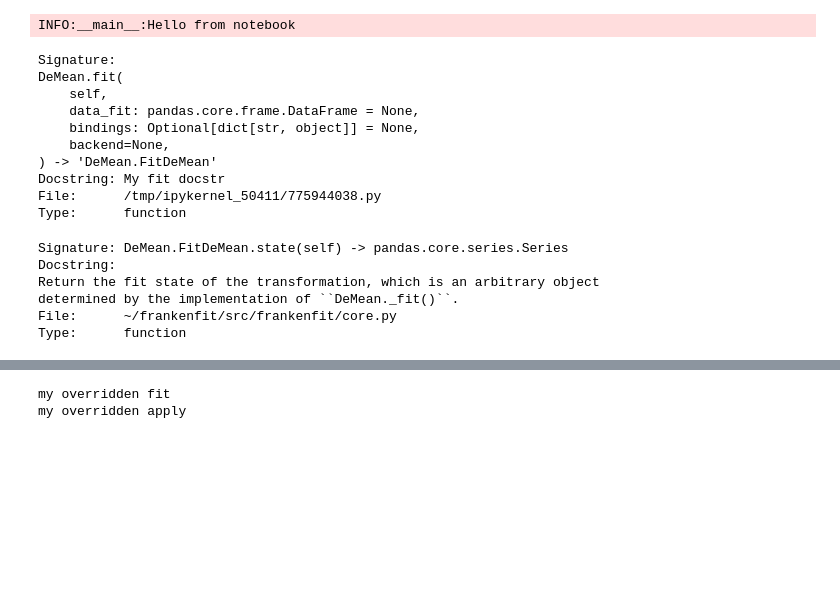
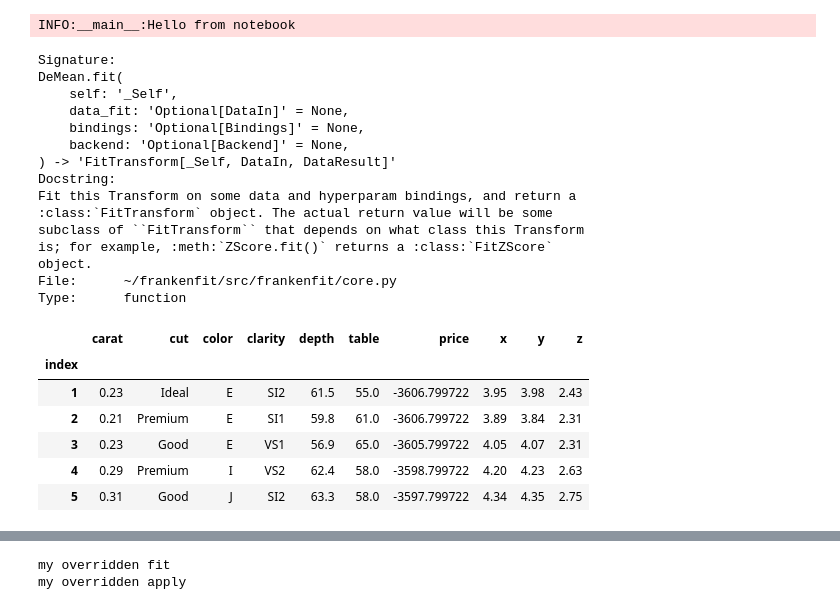
Before and after one commit to jaronowitz/frankenfit, a Jupyter notebook: notebooks/Dev-11-RefactorTransform.ipynb, the cells around one changed output, grey strips where cells are left out. Saved outputs shown, nothing was run; the diff lists cells and outputs as text; code cells hidden in the pictures; blank space fills up the shorter version.

```diff
--- a/notebooks/Dev-11-RefactorTransform.ipynb
+++ b/notebooks/Dev-11-RefactorTransform.ipynb
@@ -39,47 +29,47 @@ class BaseFitDeMean(ffc.FitTransform):
 # %%
-def _weighted_means(df, cols, w_col):
-    return df[cols].multiply(df[w_col], axis="index").sum() / df[w_col].sum()
+@ff.params
+class DeMean(ff.Transform[pd.DataFrame, pd.DataFrame]):
+    cols: list[str]
 
-@ffc.transform
-class DeMean(ffc.Transform, fit_transform_base_class=BaseFitDeMean):
-    """
-    De-mean some columns.
-    """
-    cols: list[str]
-    w_col: Optional[str] = None
-
-    def _fit(self, data_fit: pd.DataFrame, bindings=None) -> pd.Series:
-        if self.w_col is not None:
-            return _weighted_means(data_fit, self.cols, self.w_col)
+    def _fit(self, data_fit: pd.DataFrame) -> pd.Series:
         return data_fit[self.cols].mean()
 
     def _apply(self, data_apply: pd.DataFrame, state: pd.Series) -> pd.DataFrame:
         means = state
         return data_apply.assign(**{c: data_apply[c] - means[c] for c in self.cols})
 
-    def fit(self, data_fit: Optional[object] = None, bindings: Optional[dict[str, object]] = None, backend = None) -> ffc.FitTransform:
-        """My fit docstr"""
-        print("my overridden fit")
-        return super().fit(data_fit, bindings, backend)
+
+# reveal_type(DeMean.FitDeMean)
+
+dmn = DeMean(["price"])
+ft = dmn.fit(df)
+x = ft.resolved_transform()
+result = dmn.fit(df).apply(df)
 # %%
 DeMean.fit?
 # %% [output]
 Signature:
 DeMean.fit(
-    self,
-    data_fit: pandas.core.frame.DataFrame = None,
-    bindings: Optional[dict[str, object]] = None,
-    backend=None,
-) -> 'DeMean.FitDeMean'
-Docstring: My fit docstr
-File:      /tmp/ipykernel_50411/775944038.py
+    self: '_Self',
+    data_fit: 'Optional[DataIn]' = None,
+    bindings: 'Optional[Bindings]' = None,
+    backend: 'Optional[Backend]' = None,
+) -> 'FitTransform[_Self, DataIn, DataResult]'
+Docstring:
+Fit this Transform on some data and hyperparam bindings, and return a
+:class:`FitTransform` object. The actual return value will be some
+subclass of ``FitTransform`` that depends on what class this Transform
+is; for example, :meth:`ZScore.fit()` returns a :class:`FitZScore`
+object.
+File:      ~/frankenfit/src/frankenfit/core.py
 Type:      function
-# %%
-DeMean.FitDeMean.state?
-# %% [output]
-Signature: DeMean.FitDeMean.state(self) -> pandas.core.series.Series
-Docstring:
-Return the fit state of the transformation, which is an arbitrary object
-determined by the implementation of ``DeMean._fit()``.
-File:      ~/frankenfit/src/frankenfit/core.py
-Type:      function
+# %%
+result.head()
+# %% [output]
+|  | carat | cut | color | clarity | depth | table | price | x | y | z |
+| index |  |  |  |  |  |  |  |  |  |  |
+| 1 | 0.23 | Ideal | E | SI2 | 61.5 | 55.0 | -3606.799722 | 3.95 | 3.98 | 2.43 |
+| 2 | 0.21 | Premium | E | SI1 | 59.8 | 61.0 | -3606.799722 | 3.89 | 3.84 | 2.31 |
+| 3 | 0.23 | Good | E | VS1 | 56.9 | 65.0 | -3605.799722 | 4.05 | 4.07 | 2.31 |
+| 4 | 0.29 | Premium | I | VS2 | 62.4 | 58.0 | -3598.799722 | 4.20 | 4.23 | 2.63 |
+| 5 | 0.31 | Good | J | SI2 | 63.3 | 58.0 | -3597.799722 | 4.34 | 4.35 | 2.75 |
```
Also changed, not shown: parts of 21 cells of this notebook.
